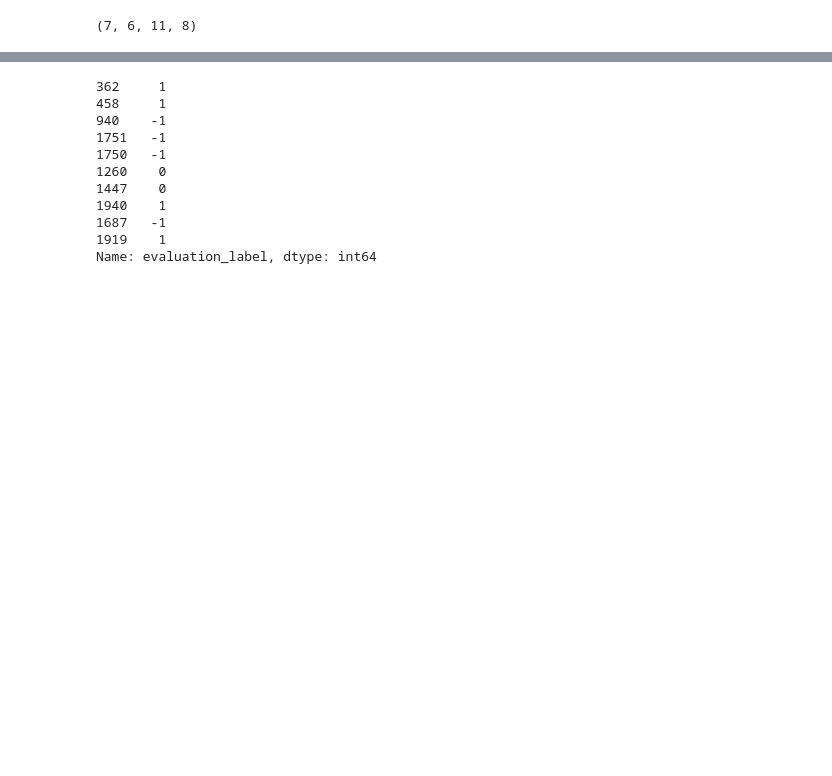
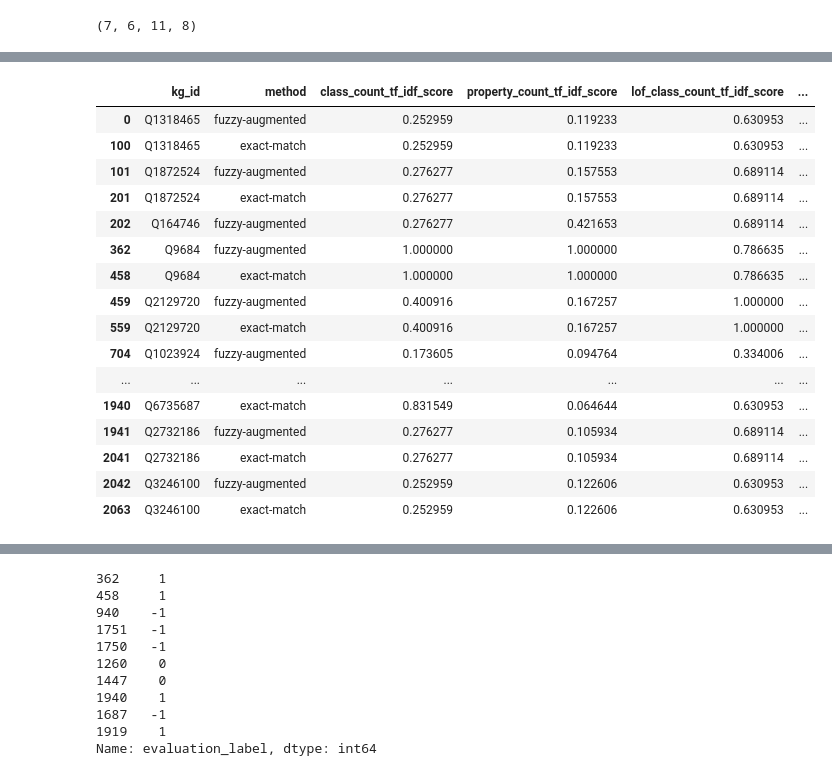
Before and after one commit to rijulvohra/table-linker-pipelines, a Jupyter notebook: fuzzy-augmented-match-centroid-pipeline/lof-feature-generation-train.ipynb, the cells around one changed output, grey strips where cells are left out. Drawn from its saved outputs; the diff is of its cells as text; code cells hidden in the pictures; blank space fills up the shorter version.

```diff
--- a/fuzzy-augmented-match-centroid-pipeline/lof-feature-generation-train.ipynb
+++ b/fuzzy-augmented-match-centroid-pipeline/lof-feature-generation-train.ipynb
@@ -278,3 +307,23 @@ len(final_feature_df[(final_feature_df['singleton'] == 1) & (final_feature_df['e
+# %%
+final_feature_df[final_feature_df['evaluation_label'] == 1].loc[:, ['kg_id', 'method', 'class_count_tf_idf_score', 'property_count_tf_idf_score', 'lof_class_count_tf_idf_score', 'lof_property_count_tf_idf_score']]
+# %% [output]
+|  | kg_id | method | class_count_tf_idf_score | property_count_tf_idf_score | lof_class_count_tf_idf_score | ... |
+| 0 | Q1318465 | fuzzy-augmented | 0.252959 | 0.119233 | 0.630953 | ... |
+| 100 | Q1318465 | exact-match | 0.252959 | 0.119233 | 0.630953 | ... |
+| 101 | Q1872524 | fuzzy-augmented | 0.276277 | 0.157553 | 0.689114 | ... |
+| 201 | Q1872524 | exact-match | 0.276277 | 0.157553 | 0.689114 | ... |
+| 202 | Q164746 | fuzzy-augmented | 0.276277 | 0.421653 | 0.689114 | ... |
+| 362 | Q9684 | fuzzy-augmented | 1.000000 | 1.000000 | 0.786635 | ... |
+| 458 | Q9684 | exact-match | 1.000000 | 1.000000 | 0.786635 | ... |
+| 459 | Q2129720 | fuzzy-augmented | 0.400916 | 0.167257 | 1.000000 | ... |
+| 559 | Q2129720 | exact-match | 0.400916 | 0.167257 | 1.000000 | ... |
+| 704 | Q1023924 | fuzzy-augmented | 0.173605 | 0.094764 | 0.334006 | ... |
+| ... | ... | ... | ... | ... | ... | ... |
+| 1940 | Q6735687 | exact-match | 0.831549 | 0.064644 | 0.630953 | ... |
+| 1941 | Q2732186 | fuzzy-augmented | 0.276277 | 0.105934 | 0.689114 | ... |
+| 2041 | Q2732186 | exact-match | 0.276277 | 0.105934 | 0.689114 | ... |
+| 2042 | Q3246100 | fuzzy-augmented | 0.252959 | 0.122606 | 0.630953 | ... |
+| 2063 | Q3246100 | exact-match | 0.252959 | 0.122606 | 0.630953 | ... |
 # %%
 final_feature_df[
     (final_feature_df['evaluation_label'] == 1) & (final_feature_df['property_count_tf_idf_score'] < final_feature_df['lof_property_count_tf_idf_score'])
```
Also changed, not shown: parts of 2 cells of this notebook, 3 other files.
